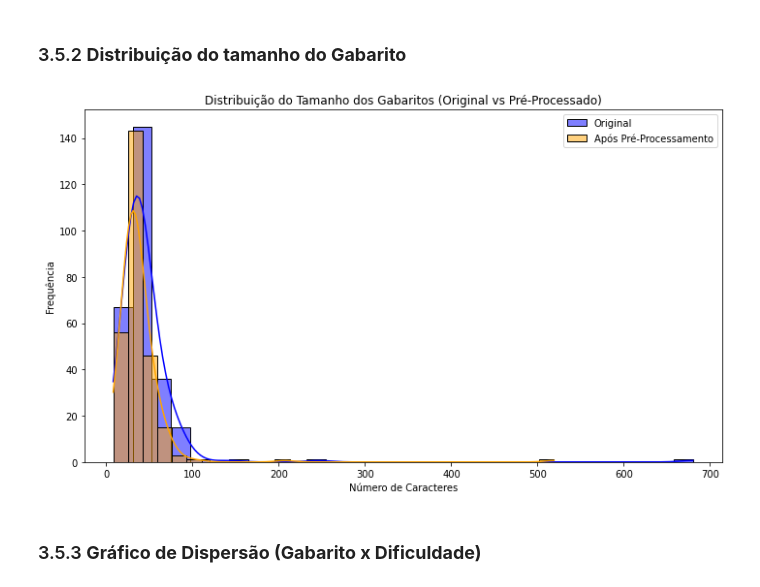
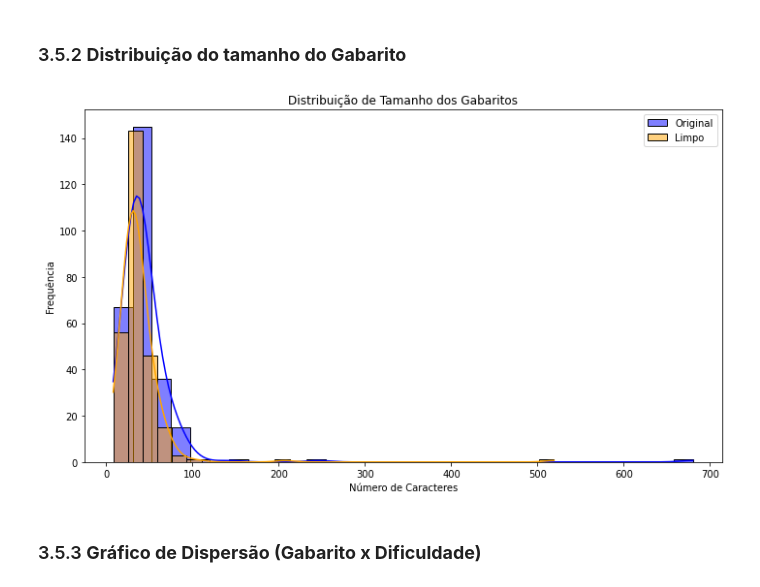
Before and after one commit to ciziks/enem-embbedings-social-questions, a Jupyter notebook: notebooks/3. Análise Exploratória.ipynb, the cells around one changed output. Cells and saved outputs as stored; diff of their text form; code cells hidden in the pictures.

```diff
--- a/notebooks/3. Análise Exploratória.ipynb
+++ b/notebooks/3. Análise Exploratória.ipynb
@@ -402,37 +453,11 @@ df['gabarito'].value_counts().plot(kind='bar', title='Distribuição de Alternat
 [figure]
 # %% [markdown]
 ### 3.5.2 **Distribuição do tamanho do Gabarito**
-# %%
-# distribuições dos tamanhos das alternativas possíveis
-
-plt.figure(figsize=(10, 6))
-
-# Coletando tamanho dos gabaritos
-tamanho_gabarito_texto = df["gabarito_texto"].str.len()
-tamanho_gabarito_texto_limpo = df["gabarito_texto_limpo"].str.len()
-
-# Histograma dos gabaritos originais
-sns.histplot(
-    tamanho_gabarito, bins=30, kde=True, color="blue", label="Original", alpha=0.5
-)
-
-# Histograma dos gabaritos pré-processados
-sns.histplot(
-    tamanho_gabarito_tokens,
-    bins=30,
-    kde=True,
-    color="orange",
-    label="Após Pré-Processamento",
-    alpha=0.5,
-)
-
-plt.title("Distribuição do Tamanho dos Gabaritos (Original vs Pré-Processado)")
-plt.xlabel("Número de Caracteres")
-plt.ylabel("Frequência")
-plt.legend()
-plt.tight_layout()
-plt.show()
-# %% [output]
-[figure, removed]
+# %%
+# distribuições dos tamanhos das alternativas possíveis
+
+plot_distribuicao(df, 'gabarito_texto', 'gabarito_texto_limpo')
+# %% [output]
+[figure, added]
 # %% [markdown]
 ### 3.5.3 **Gráfico de Dispersão (Gabarito x Dificuldade)**
```
Also changed, not shown: parts of 24 cells of this notebook.
